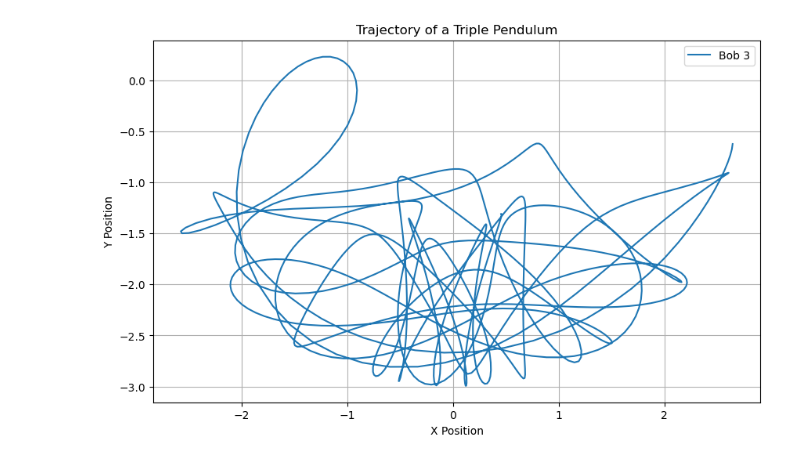
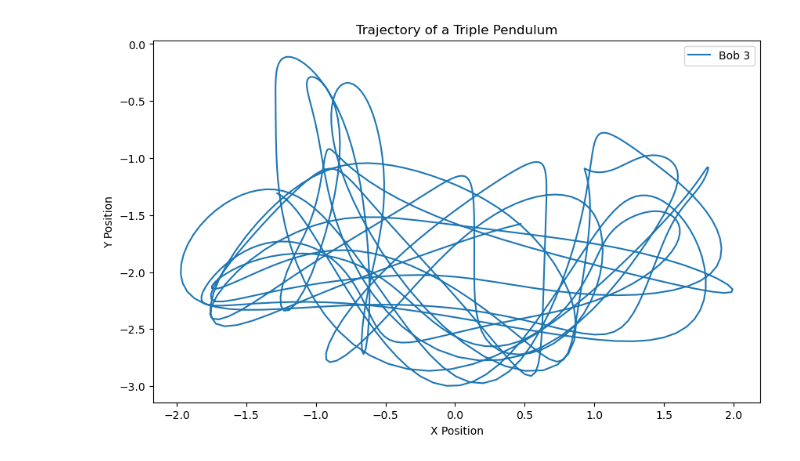
Before and after one commit to linus-md/pendulum, a Jupyter notebook: plots/plot_pendulum.ipynb, the cells around one changed output. Saved outputs shown, nothing was run; the diff lists cells and outputs as text; code cells hidden in the pictures.

```diff
--- a/plots/plot_pendulum.ipynb
+++ b/plots/plot_pendulum.ipynb
@@ -6,10 +6,10 @@ from scipy.integrate import solve_ivp
 # Constants and initial conditions
 g = 9.81  # acceleration due to gravity
 L1, L2 = 1.0, 1.0  # lengths of the pendulum arms
-m1, m2 = 2.5, 5.0  # masses of the pendulum bobs
+m1, m2 = 1.0, 1.0  # masses of the pendulum bobs
 
 # Initial angles (in radians) and angular velocities
-initial = [.3, 1, 1, .5]  # theta1, omega1, theta2, omega2
+initial = [1.3, 1, 1, .5]  # theta1, omega1, theta2, omega2
 
 # Equations of motion for the double pendulum
 def equations(t, y):
@@ -63,10 +63,10 @@ plt.show()
 # Constants
 g = 9.81  # Gravity
 L1, L2, L3 = 1.0, 1.0, 1.0  # Length of the pendulum arms
-m1, m2, m3 = 2.0, 3.0, 1.0  # Masses of pendulum bobs
+m1, m2, m3 = 1.0, 1.0, 1.0  # Masses of pendulum bobs
 
 # Initial conditions: [theta1, omega1, theta2, omega2, theta3, omega3]
-initial = [np.pi/3, 0.3, np.pi/5, 0.2, -np.pi/2, 0.1]
+initial = [-np.pi/3, 1, np.pi/5, 1.5, -np.pi/2, 1]
 
 # Time span for the simulation
 t_span = [0, 20]
@@ -95,32 +95,32 @@ def triple_pendulum(t, y):
     domega2_dt = f2 / a2
     domega3_dt = f3 / a3
 
     return [omega1, domega1_dt, omega2, domega2_dt, omega3, domega3_dt]
 
 # Numerically solve the differential equations
 solution = solve_ivp(triple_pendulum, t_span, initial, t_eval=t_eval, method='RK45')
 
 # Extract angles
 theta1 = solution.y[0]
 theta2 = solution.y[2]
 theta3 = solution.y[4]
 
 # Calculate cartesian coordinates for plotting
 x1 = L1 * np.sin(theta1)
 y1 = -L1 * np.cos(theta1)
 x2 = x1 + L2 * np.sin(theta2)
 y2 = y1 - L2 * np.cos(theta2)
 x3 = x2 + L3 * np.sin(theta3)
 y3 = y2 - L3 * np.cos(theta3)
 
 # Plotting trajectories
 plt.figure(figsize=(10, 6))
 plt.plot(x3, y3, label='Bob 3')
 plt.title('Trajectory of a Triple Pendulum')
 plt.xlabel('X Position')
 plt.ylabel('Y Position')
 plt.legend()
-plt.grid(True)
+plt.grid(False)
 plt.show()
 # %% [output]
-[figure, old version]
+[figure, new version]
```
Also changed, not shown: parts of 1 cell of this notebook, 5 other files.
